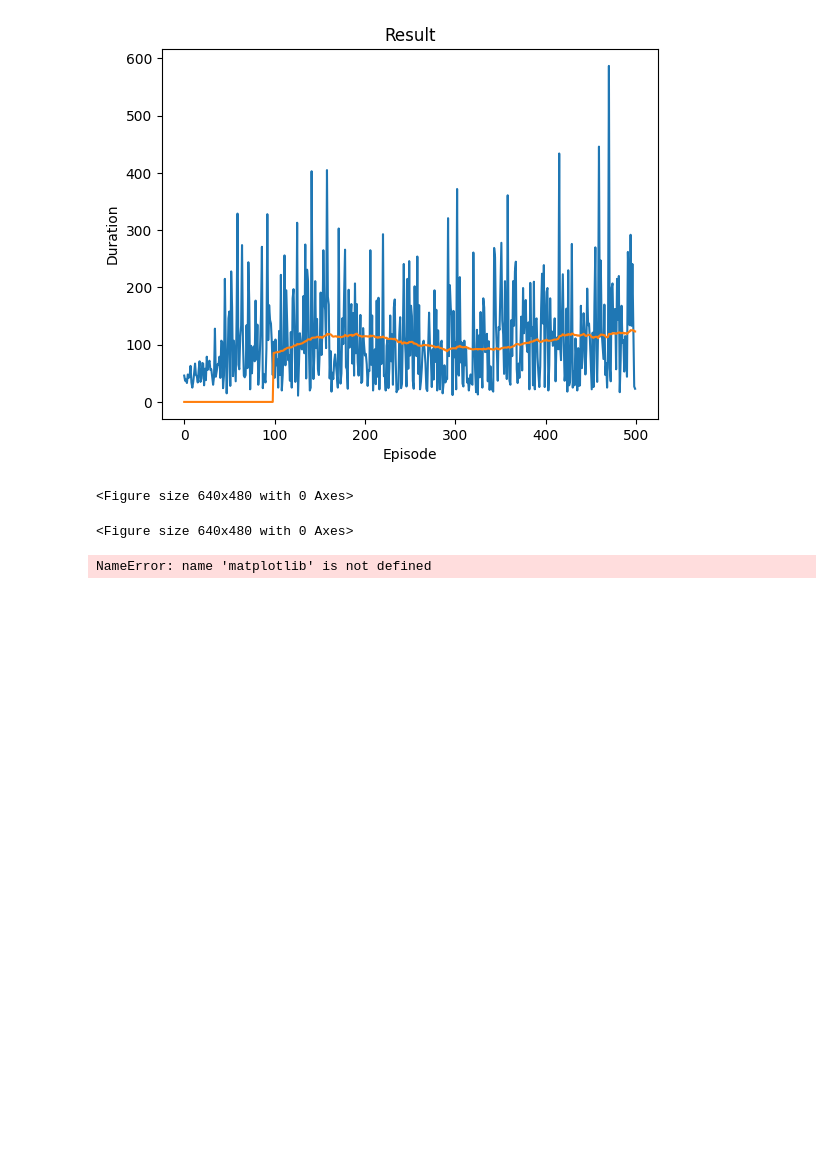
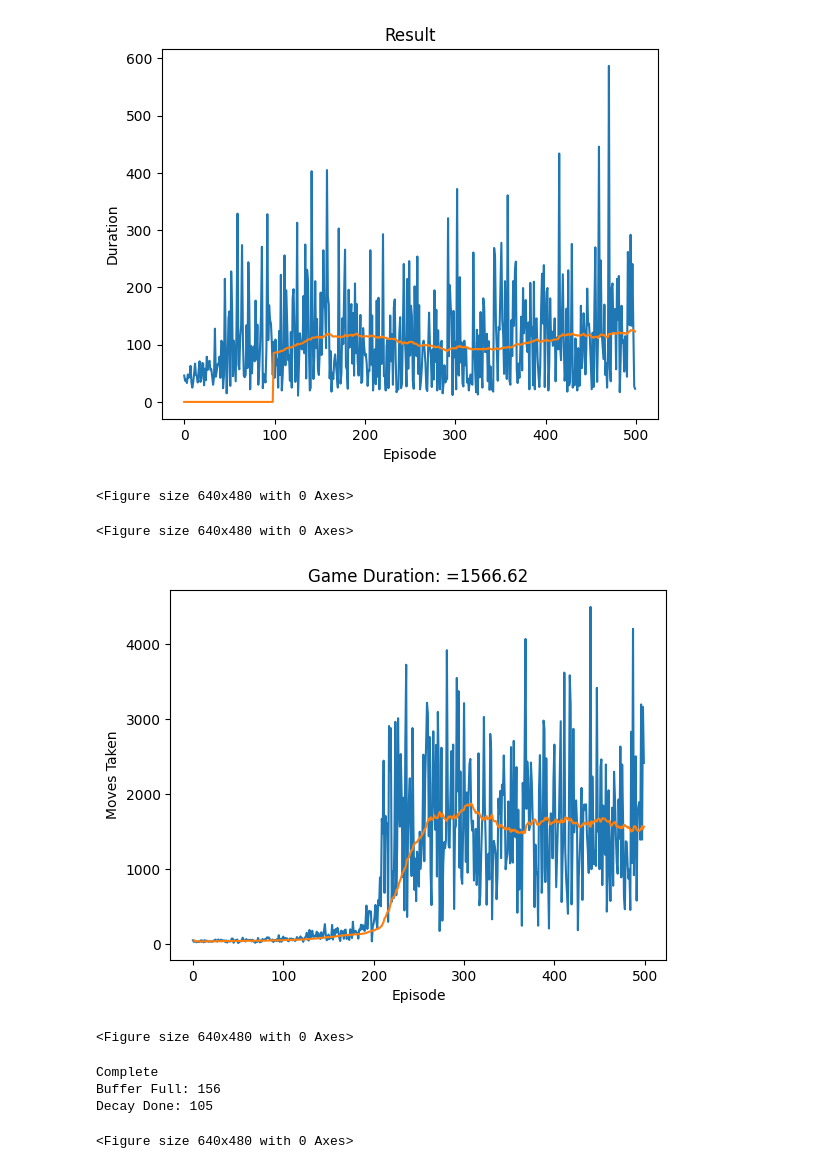
Before and after one commit to raefYoussef/rl_2048, a Jupyter notebook: 2048_notebook.ipynb, the cells around one changed output. Drawn from its saved outputs; the diff is of its cells as text; code cells hidden in the pictures; blank space fills up the shorter version.

```diff
--- a/2048_notebook.ipynb
+++ b/2048_notebook.ipynb
@@ -247,38 +311,59 @@ import matplotlib.pyplot as plt
 from itertools import count
 
 import torch
+import torch_directml
+dml = torch_directml.device(torch_directml.default_device())
 from dqn_agent.basic_dqn import DQN, BasicDQN
 from metrics import Metrics
 from env import Env2048
 is_ipython = 'inline' in matplotlib.get_backend()
 if is_ipython:
     from IPython import display
 device = torch.device(
     "cuda" if torch.cuda.is_available() else
     "mps" if torch.backends.mps.is_available() else
     "cpu"
 )
 
+# device = dml
 env = Env2048(3, 3, 6)
-agent = BasicDQN(torch_device=device, observations_in_state=env.get_state_dim(), buffer_size=10000, batch_size=128, e_start=.95, e_end=.01, e_decay=5000, update_rate=.0005)
+e_decay = 5000
+buffer_size = 10000
+num_episodes = 500
+agent = BasicDQN(dqn_module=DQN_extra_thin, torch_device=device, observations_in_state=env.get_state_dim(), buffer_size=buffer_size, batch_size=128, e_start=.95, e_end=.01, e_decay=e_decay, update_rate=.0005)
 metrics = Metrics()
 
-num_episodes = 500
+sum_steps = 0
+decay_done = 0
+buffer_full = 0
 
 for i_episode in range(num_episodes):
     # Initialize the environment and get its state
     state = env.reset()
     state = torch.tensor(state.flatten(), dtype=torch.float, device=device).unsqueeze(0)
     for t in count():
         state, action, next_state, reward, score, high_tile, end, win = agent.act_and_learn(state, env)
 
         if end:
+            sum_steps += t
+            if decay_done == 0 and sum_steps > e_decay:
+                decay_done = i_episode
+            if buffer_full == 0 and sum_steps > buffer_size:
+                buffer_full = i_episode
             display.clear_output(wait=True)
             metrics.add_episode(1 if win else 0, reward, score, t+1, high_tile)
             metrics.plot_steps()
             break
 
 print('Complete')
-plt.show()
+print(f"Buffer Full: {buffer_full}")
+print(f"Decay Done: {decay_done}")
+# 14.5 minutes
+# ~20 for extra thin
 # %% [output]
+[figure, added]
-NameError: name 'matplotlib' is not defined
+<Figure size 640x480 with 0 Axes>
+Complete
+Buffer Full: 156
+Decay Done: 105
+<Figure size 640x480 with 0 Axes>
```
Also changed, not shown: parts of 4 cells of this notebook, 3 other files.
